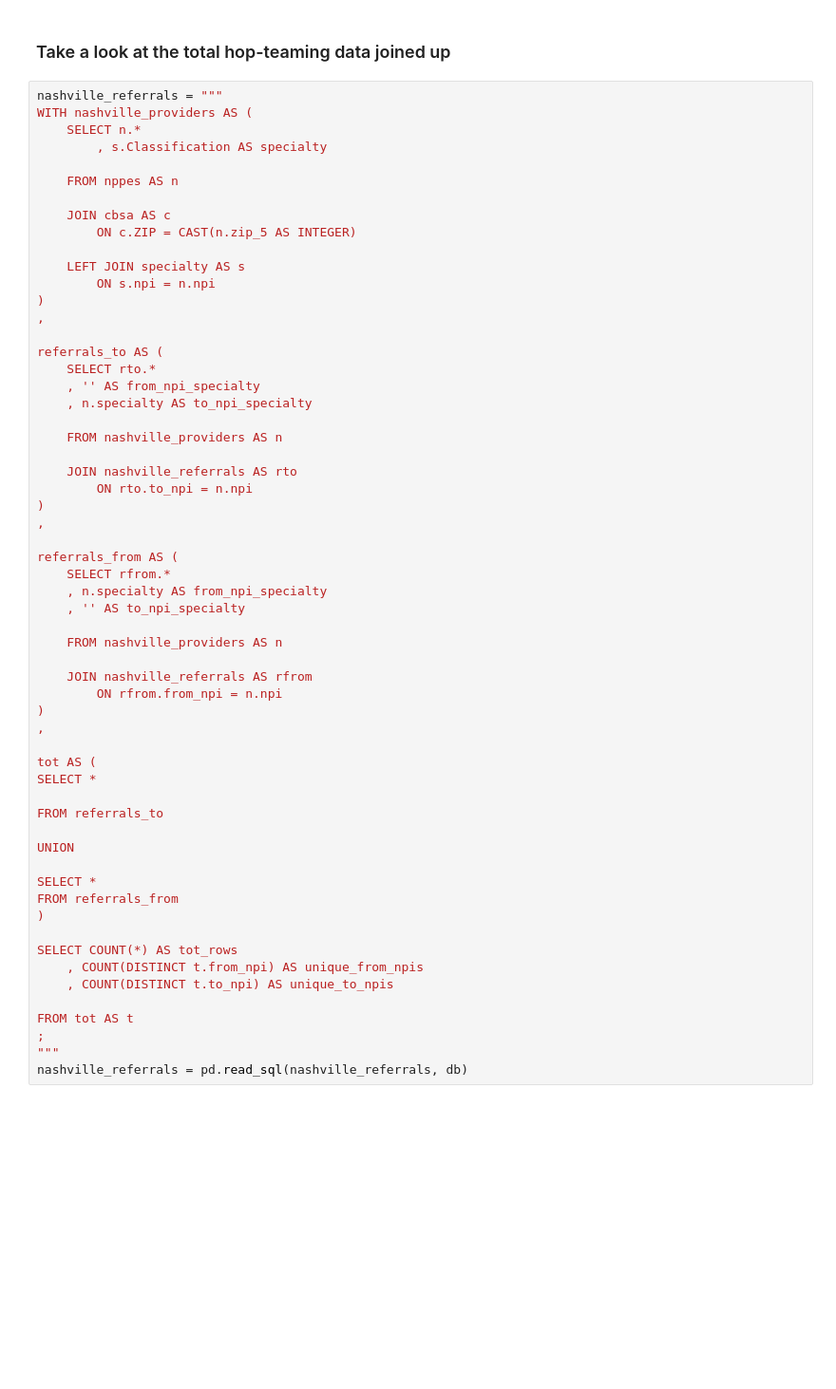
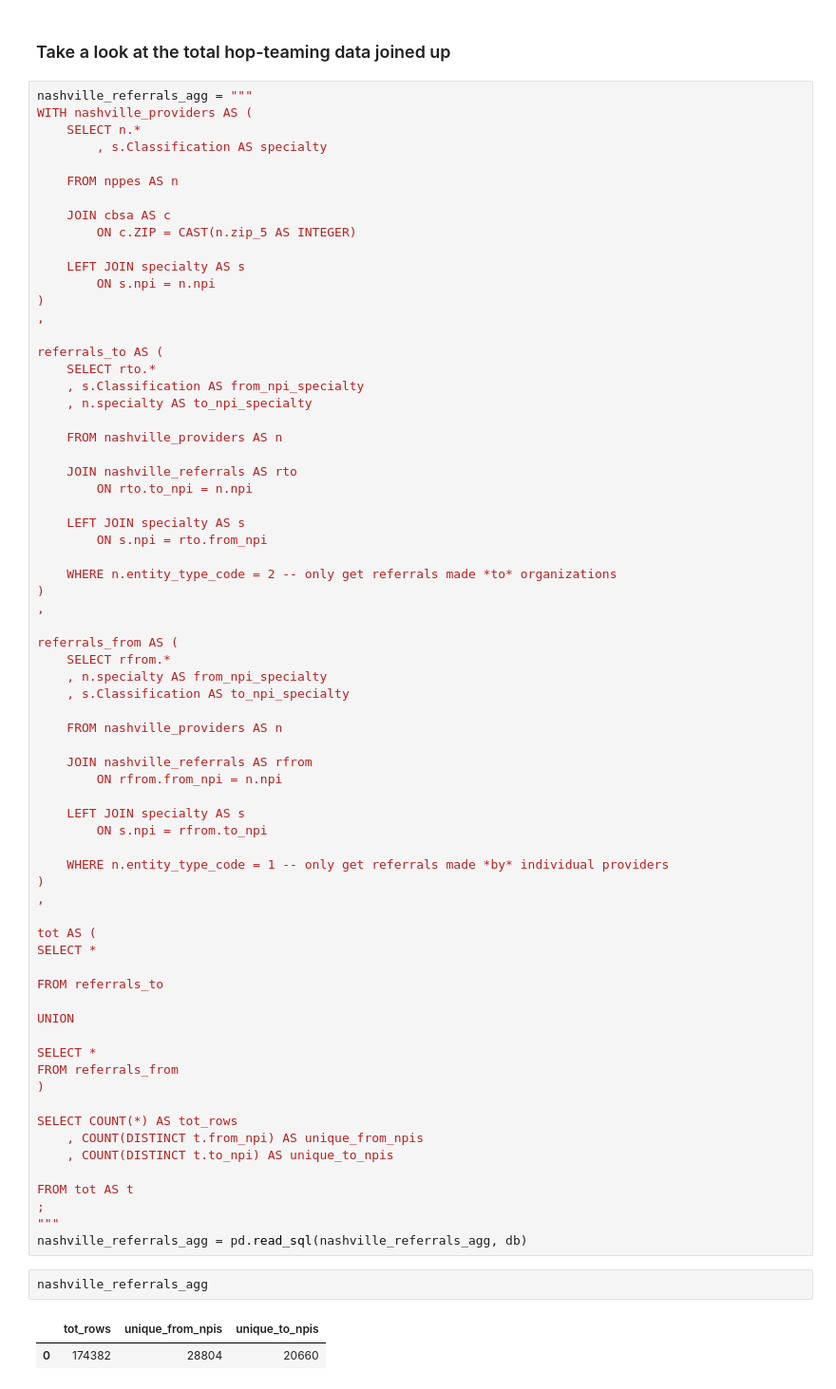
Before and after one commit to nss-data-science-cohort-4/hcbb_hop_team-motp, a Jupyter notebook: notebooks/eda-vai2fc.ipynb, the cells around one changed output. Shown: that part at 95% size. Saved outputs shown, nothing was run; the diff lists cells and outputs as text; blank space fills up the shorter version.

```diff
--- a/notebooks/eda-vai2fc.ipynb
+++ b/notebooks/eda-vai2fc.ipynb
@@ -346,7 +346,7 @@ liz_null
 # %% [markdown]
 ### Take a look at the total hop-teaming data joined up
 # %%
-nashville_referrals = """
+nashville_referrals_agg = """
 WITH nashville_providers AS (
     SELECT n.*
         , s.Classification AS specialty
@@ -363,25 +363,35 @@ WITH nashville_providers AS (
 
 referrals_to AS (
     SELECT rto.*
-    , '' AS from_npi_specialty
+    , s.Classification AS from_npi_specialty
     , n.specialty AS to_npi_specialty
 
     FROM nashville_providers AS n
 
     JOIN nashville_referrals AS rto
         ON rto.to_npi = n.npi
+
+    LEFT JOIN specialty AS s
+        ON s.npi = rto.from_npi
+
+    WHERE n.entity_type_code = 2 -- only get referrals made *to* organizations
 )
 ,
 
 referrals_from AS (
     SELECT rfrom.*
     , n.specialty AS from_npi_specialty
-    , '' AS to_npi_specialty
+    , s.Classification AS to_npi_specialty
 
     FROM nashville_providers AS n
 
     JOIN nashville_referrals AS rfrom
         ON rfrom.from_npi = n.npi
+
+    LEFT JOIN specialty AS s
+        ON s.npi = rfrom.to_npi
+
+    WHERE n.entity_type_code = 1 -- only get referrals made *by* individual providers
 )
 ,
 
@@ -403,4 +413,9 @@ SELECT COUNT(*) AS tot_rows
 FROM tot AS t
 ;
 """
-nashville_referrals = pd.read_sql(nashville_referrals, db)
+nashville_referrals_agg = pd.read_sql(nashville_referrals_agg, db)
+# %%
+nashville_referrals_agg
+# %% [output]
+|  | tot_rows | unique_from_npis | unique_to_npis |
+| 0 | 174382 | 28804 | 20660 |
```
Also changed, not shown: parts of 7 cells of this notebook.
